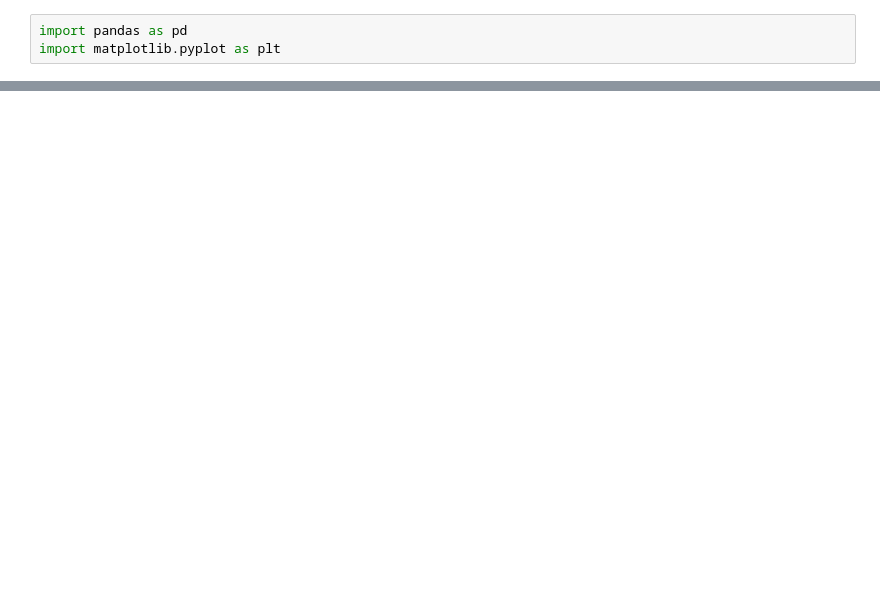
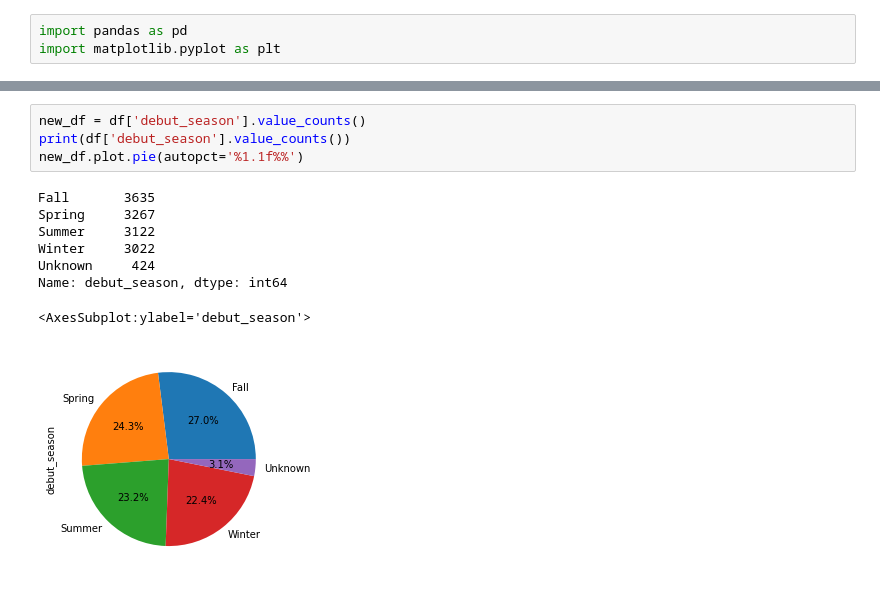
Before and after one commit to YoussofAttallah/BigDataProject, a Jupyter notebook: Code/eda.ipynb, the cells around one changed output, grey strips where cells are left out. Saved outputs shown, nothing was run; the diff lists cells and outputs as text; blank space fills up the shorter version.

```diff
--- a/Code/eda.ipynb
+++ b/Code/eda.ipynb
@@ -15,0 +51,13 @@ new_df = df['Studio'].value_counts()
+# %%
+new_df = df['debut_season'].value_counts()
+print(df['debut_season'].value_counts())
+new_df.plot.pie(autopct='%1.1f%%')
+# %% [output]
+Fall       3635
+Spring     3267
+Summer     3122
+Winter     3022
+Unknown     424
+Name: debut_season, dtype: int64
+<AxesSubplot:ylabel='debut_season'>
+[figure, added]
```
Also changed, not shown: parts of 8 cells of this notebook, 11 other files.
